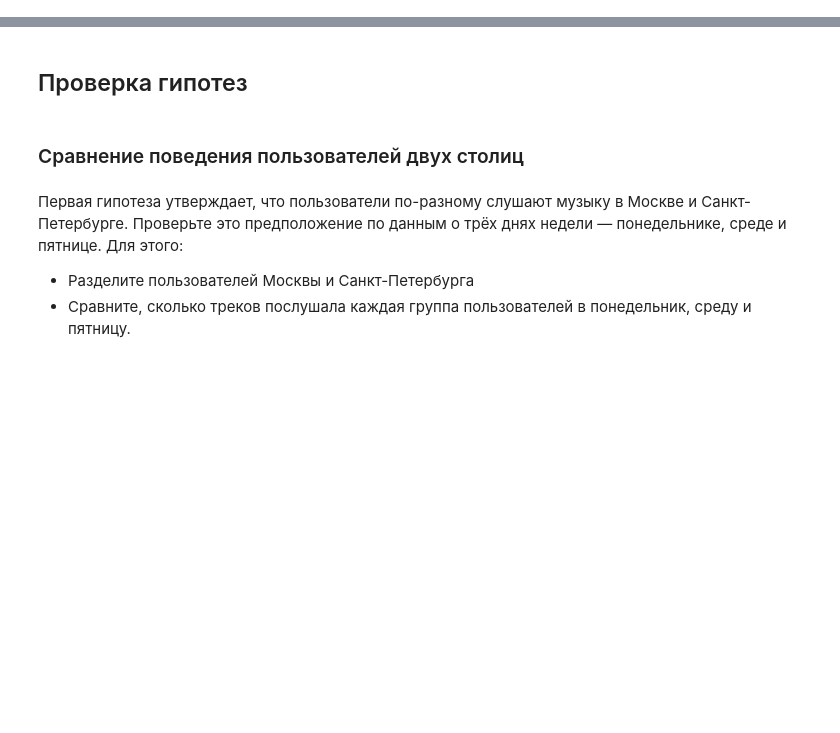
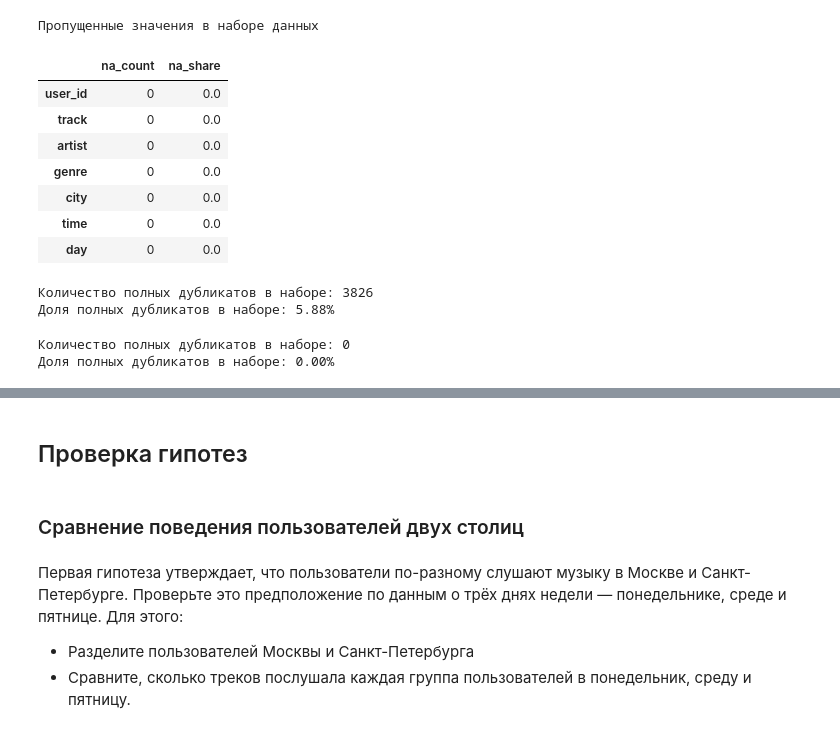
Before and after one commit to MrKostas/Yandex-Praktikum_Data-Analyst-projects, a Jupyter notebook: notebooks/DA_PetProject 1_The Music of big Cities.ipynb, the cells around one changed output, grey strips where cells are left out. Drawn from its saved outputs; the diff is of its cells as text; code cells hidden in the pictures; blank space fills up the shorter version.

```diff
--- a/notebooks/DA_PetProject 1_The Music of big Cities.ipynb
+++ b/notebooks/DA_PetProject 1_The Music of big Cities.ipynb
@@ -394,0 +179,7 @@ array(['acid', 'acoustic', 'action', 'adult', 'africa', 'afrikaans',
+# %%
+# преобразование названий столбцов датасета
+data.columns = data.columns.str.lower().str.strip()
+data = data.rename(columns = {'userid' : 'user_id'})
+
+for col in data.columns:
+    print(f'* {col}')
@@ -394,0 +194,24 @@ array(['acid', 'acoustic', 'action', 'adult', 'africa', 'afrikaans',
+# %%
+# замена пропущенных значений в категориальных признаках 'artist', 'track'
+for col in ['genre', 'artist', 'track']:
+    data[col] = data[col].fillna('unknown')
+
+# проверка преобразований
+na_statistics(data)
+# %% [output]
+Пропущенные значения в наборе данных
+|  | na_count | na_share |
+| user_id | 0 | 0.0 |
+| track | 0 | 0.0 |
+| artist | 0 | 0.0 |
+| genre | 0 | 0.0 |
+| city | 0 | 0.0 |
+| time | 0 | 0.0 |
+| day | 0 | 0.0 |
+# %%
+# проверка набора данных на наличие полных дубликатов
+print(f'Количество полных дубликатов в наборе: {int(data.duplicated().sum())}')
+print(f'Доля полных дубликатов в наборе: {float(data.duplicated().sum() / data.shape[0]):.2%}')
+# %% [output]
+Количество полных дубликатов в наборе: 3826
+Доля полных дубликатов в наборе: 5.88%
@@ -394,0 +221,7 @@ array(['acid', 'acoustic', 'action', 'adult', 'africa', 'afrikaans',
+# %%
+# ПОВТОРНАЯ проверка набора данных на наличие полных дубликатов
+print(f'Количество полных дубликатов в наборе: {int(data.duplicated().sum())}')
+print(f'Доля полных дубликатов в наборе: {float(data.duplicated().sum() / data.shape[0]):.2%}')
+# %% [output]
+Количество полных дубликатов в наборе: 0
+Доля полных дубликатов в наборе: 0.00%
```
Also changed, not shown: parts of 105 cells of this notebook, 4 other files.
